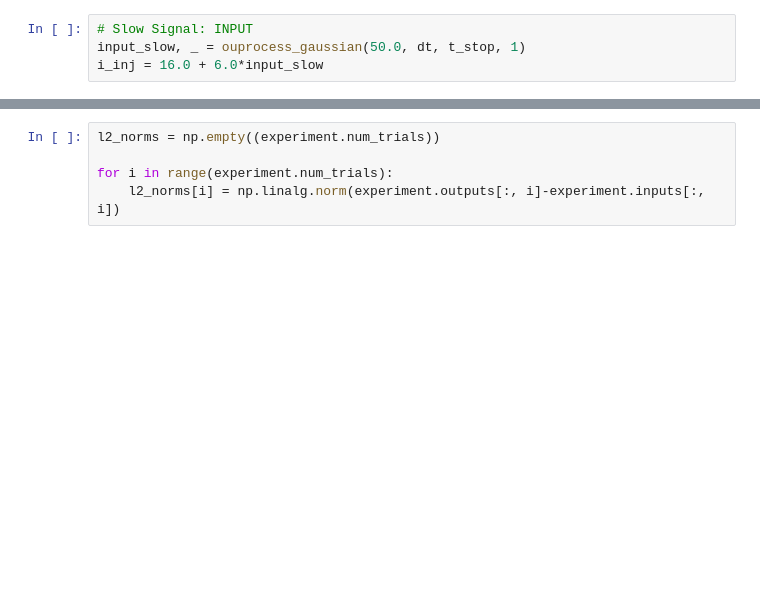
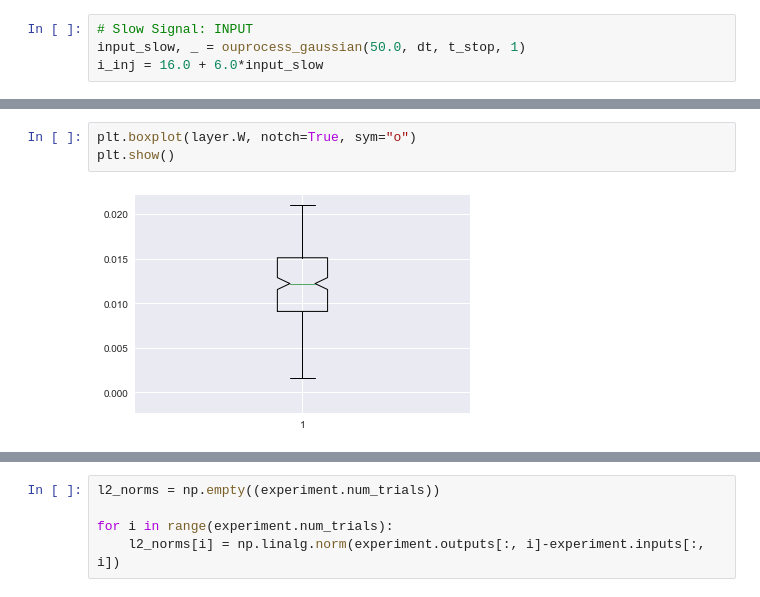
Before and after one commit to nsbspl/async-spike-propagation, a Jupyter notebook: main.ipynb, the cells around one changed output, grey strips where cells are left out. Saved outputs shown, nothing was run; the diff lists cells and outputs as text; blank space fills up the shorter version.

```diff
--- a/main.ipynb
+++ b/main.ipynb
@@ -35,3 +36,8 @@ To use the future default and silence this warning we advise to pass `rcond=None
+# %%
+plt.boxplot(layer.W, notch=True, sym="o")
+plt.show()
+# %% [output]
+[figure, added]
 # %%
 trial = 10
 t_i = 0
```
Also changed, not shown: parts of 17 cells of this notebook, 1 other file.
